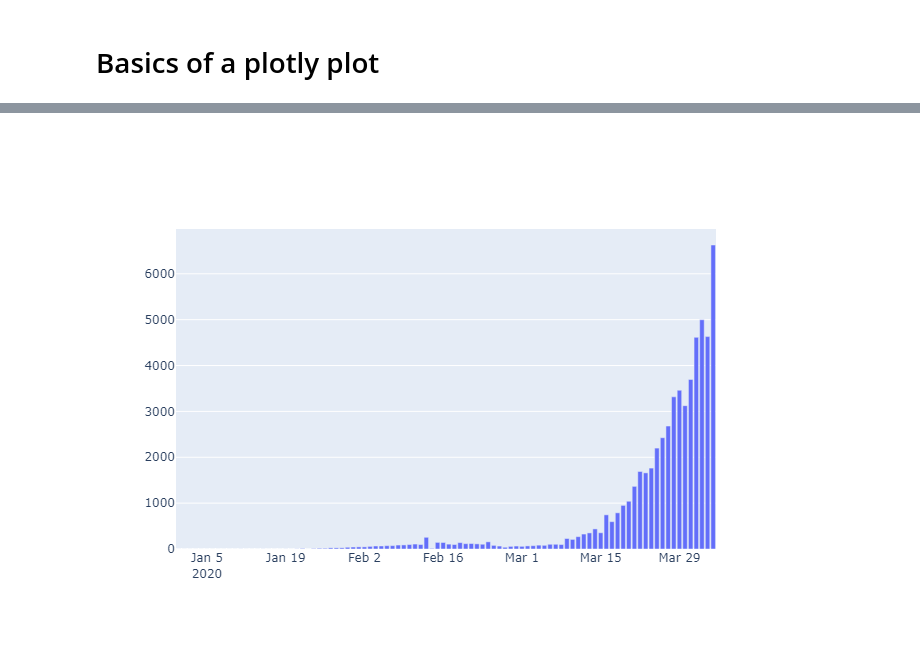
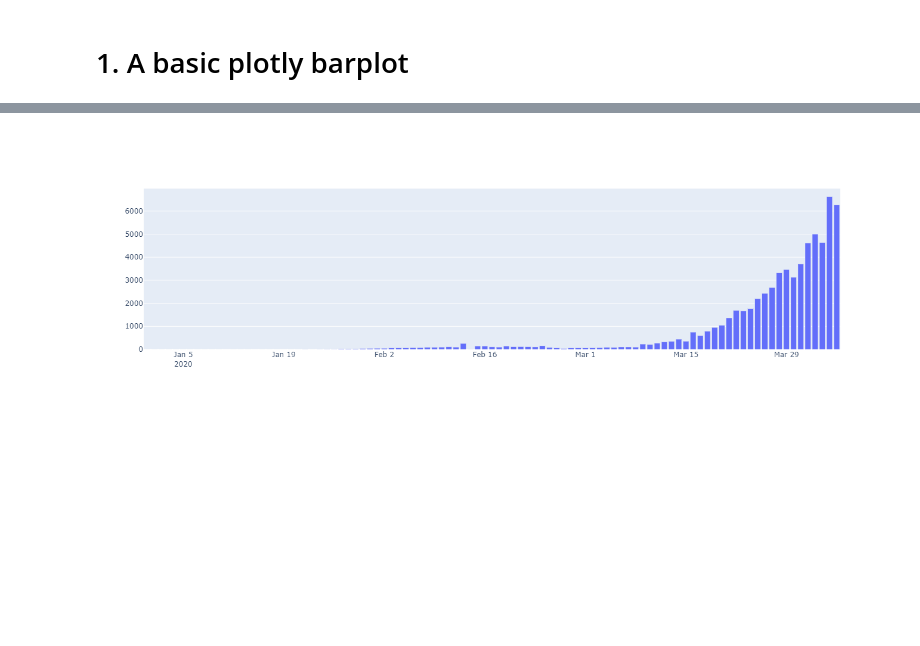
Before and after one commit to LUNDR/covid-19, a Jupyter notebook: Basic_charts.ipynb, the cells around one changed output, grey strips where cells are left out. Cells and saved outputs as stored; diff of their text form; code cells hidden in the pictures; blank space fills up the shorter version.

```diff
--- a/Basic_charts.ipynb
+++ b/Basic_charts.ipynb
@@ -70,5 +113,5 @@ world['geoId'] = 'WD'
 world['countryterritoryCode']  = 'WLD'
 # %%
 df = pd.concat([data, world], ignore_index=True)
-# %% [markdown]
-# Basics of a plotly plot
+# %% [markdown]
+# 1. A basic plotly barplot
@@ -75,8 +122,17 @@ df = pd.concat([data, world], ignore_index=True)
 # %%
+# select your dataset
 chart_data = df.loc[df['countriesAndTerritories'] == 'World'].reset_index()
+
+# choose the series to plot on the x and y axes
 x = chart_data ['dateRep']
 y = chart_data ['deaths']
+
+# describe the chart you want
 trace0 = go.Bar(x=x, y=y)
+
+# make the chart
 fig = go.Figure(trace0)
-Image(pio.to_image(fig, format='png'))
+
+# show the chart
+fig.show()
 # %% [output]
@@ -83 +140 @@ Image(pio.to_image(fig, format='png'))
-[figure, old version]
+[figure, new version]
```
Also changed, not shown: parts of 27 cells of this notebook, 4 other files.
